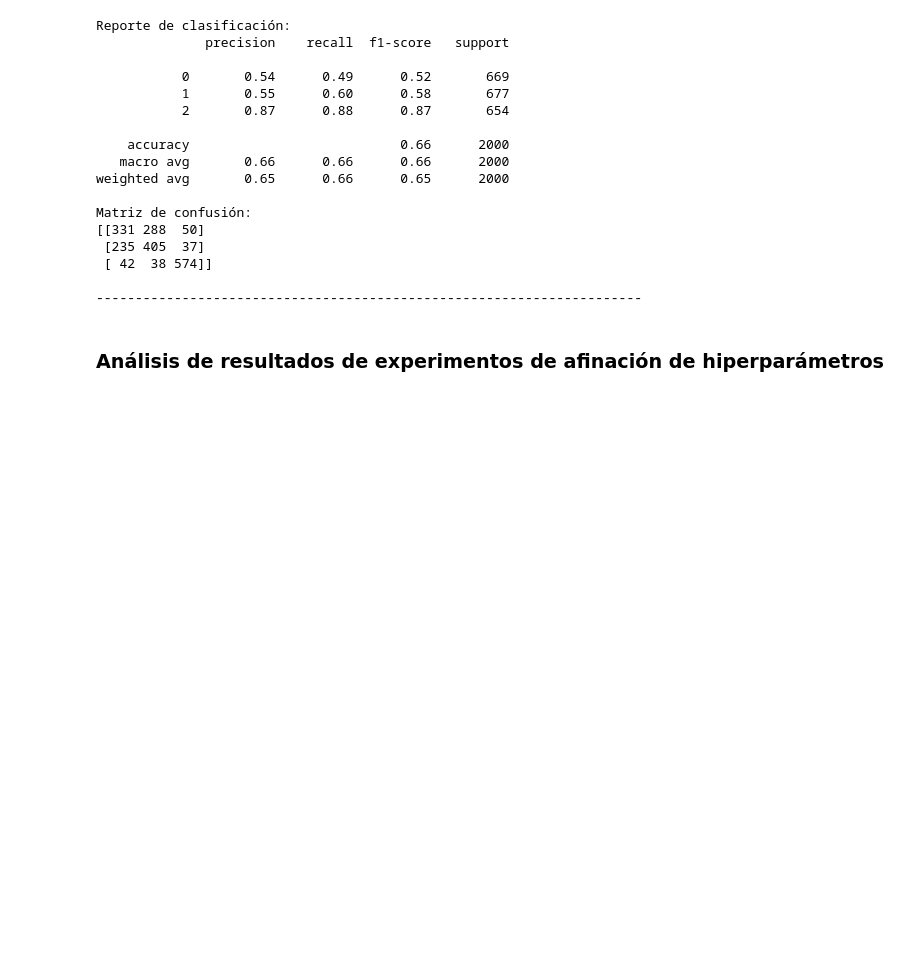
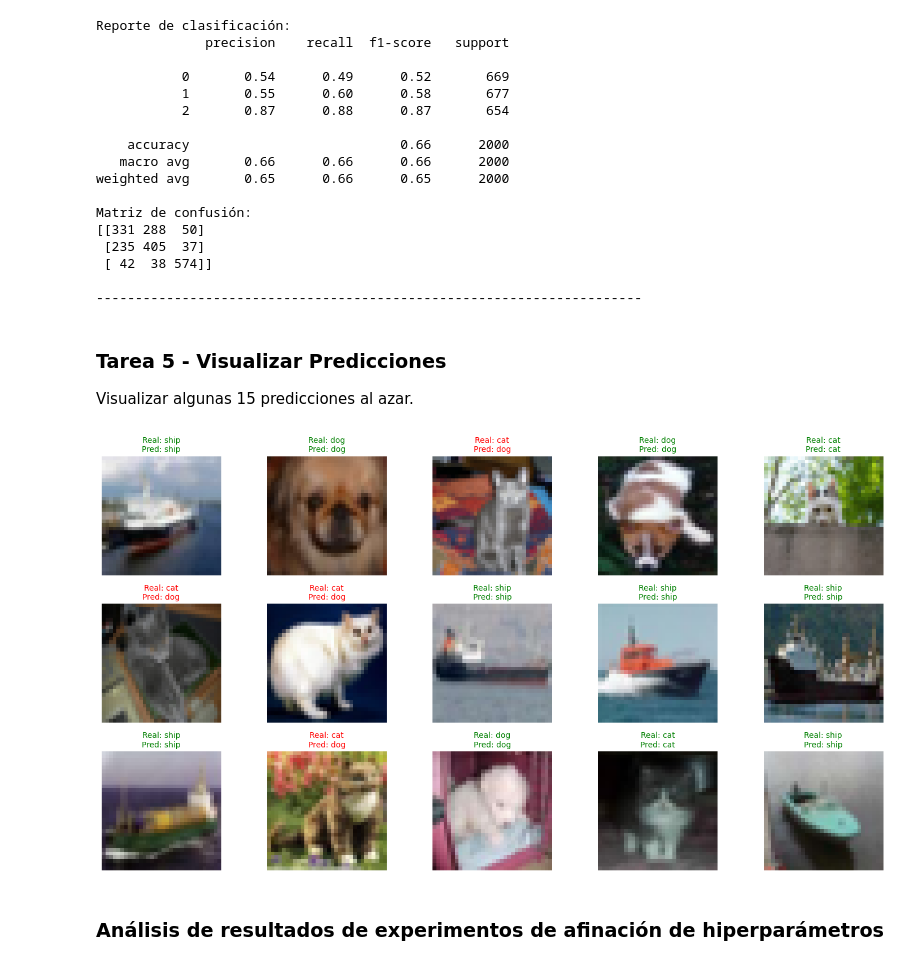
Before and after one commit to josenomberto/UTEC-CDIAV3-MCD8012, a Jupyter notebook: laboratorio_calificado_2_v3.0.ipynb, the cells around one changed output. Drawn from its saved outputs; the diff is of its cells as text; code cells hidden in the pictures; blank space fills up the shorter version.

```diff
--- a/laboratorio_calificado_2_v3.0.ipynb
+++ b/laboratorio_calificado_2_v3.0.ipynb
@@ -184,7 +182,7 @@ def evaluate_model(clf: LogisticRegression, X_test: np.ndarray, y_test: np.ndarr
     y_pred = clf.predict(X_test)
     report = classification_report(y_test, y_pred)
     cm = confusion_matrix(y_test, y_pred)
-    return report, cm
+    return y_pred, report, cm
 # %%
 # Preparar matrices de características (limitar el número de muestras para acelerar)
 max_train = 8000  # cambia a None para usar todas las muestras
@@ -214,7 +212,7 @@ Tamaño de Dataset de Entrenamiento y Evaluación
 clf = train_logistic_regression(X_train_feat, y_train_sub, max_iter=2000)
 # %%
 # Evaluar modelo
-report, cm = evaluate_model(clf, X_test_feat, y_test_sub)
+y_pred, report, cm = evaluate_model(clf, X_test_feat, y_test_sub)
 print('Reporte de clasificación:', report)
 print('Matriz de confusión:\n', cm)
 # %% [output]
@@ -398,6 +396,33 @@ Matriz de confusión:
  [ 42  38 574]]
 
 ----------------------------------------------------------------------
+# %% [markdown]
+### Tarea 5 - Visualizar Predicciones
+
+Visualizar algunas 15 predicciones al azar.
+# %%
+rng = np.random.default_rng(42)
+indices = rng.choice(len(X_test_feat), size=15, replace=False)
+
+plt.figure(figsize=(15, 8))
+for pos, idx in enumerate(indices, start=1):
+    real = y_test_sub[idx]
+    pred = y_pred[idx]
+    color = "green" if real == pred else "red"
+
+    plt.subplot(3, 5, pos)
+    plt.imshow(x_test_bin[idx])
+    plt.title(
+        f"Real: {target_names[real]}\nPred: {target_names[pred]}",
+        color=color,
+        fontsize=10
+    )
+    plt.axis("off")
+
+plt.tight_layout()
+plt.show()
+# %% [output]
+[figure, added]
 # %% [markdown]
 ### Análisis de resultados de experimentos de afinación de hiperparámetros
 # %% [markdown]
```
Also changed, not shown: parts of 8 cells of this notebook.
